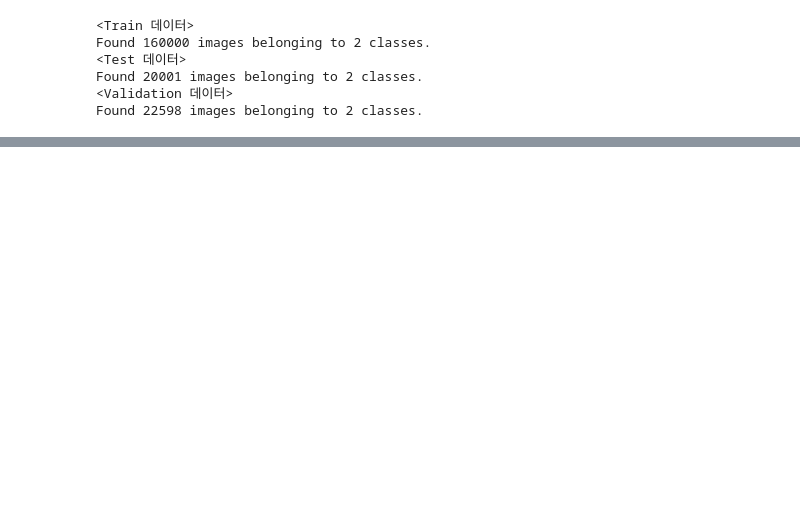
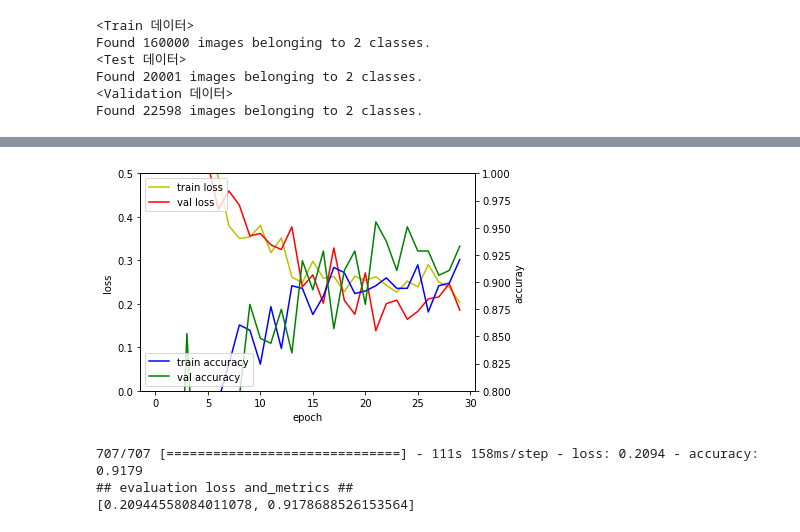
Before and after one commit to fishduke/ImageTraining, a Jupyter notebook: Check_gender/check.ipynb, the cells around one changed output, grey strips where cells are left out. Drawn from its saved outputs; the diff is of its cells as text; code cells hidden in the pictures; blank space fills up the shorter version.

```diff
--- a/Check_gender/check.ipynb
+++ b/Check_gender/check.ipynb
@@ -70,0 +70,33 @@ KeyboardInterrupt:
+# %%
+import matplotlib.pyplot as plt
+
+fig, loss_ax = plt.subplots()
+
+acc_ax = loss_ax.twinx()
+
+loss_ax.plot(hist.history['loss'], 'y', label='train loss')
+loss_ax.plot(hist.history['val_loss'], 'r', label='val loss')
+loss_ax.set_ylim([0.0, 0.5])
+
+acc_ax.plot(hist.history['accuracy'], 'b', label='train accuracy')
+acc_ax.plot(hist.history['val_accuracy'], 'g', label='val accuracy')
+acc_ax.set_ylim([0.8, 1.0])
+
+loss_ax.set_xlabel('epoch')
+loss_ax.set_ylabel('loss')
+acc_ax.set_ylabel('accuray')
+
+loss_ax.legend(loc='upper left')
+acc_ax.legend(loc='lower left')
+
+plt.show()
+# %% [output]
+[figure, added]
+# %%
+loss_and_metrics = model.evaluate(validation_generator, batch_size=32)
+print('## evaluation loss and_metrics ##')
+print(loss_and_metrics)
+# %% [output]
+707/707 [==============================] - 111s 158ms/step - loss: 0.2094 - accuracy: 0.9179
+## evaluation loss and_metrics ##
+[0.20944558084011078, 0.9178688526153564]
```
Also changed, not shown: parts of 2 cells of this notebook, 1 other file.
